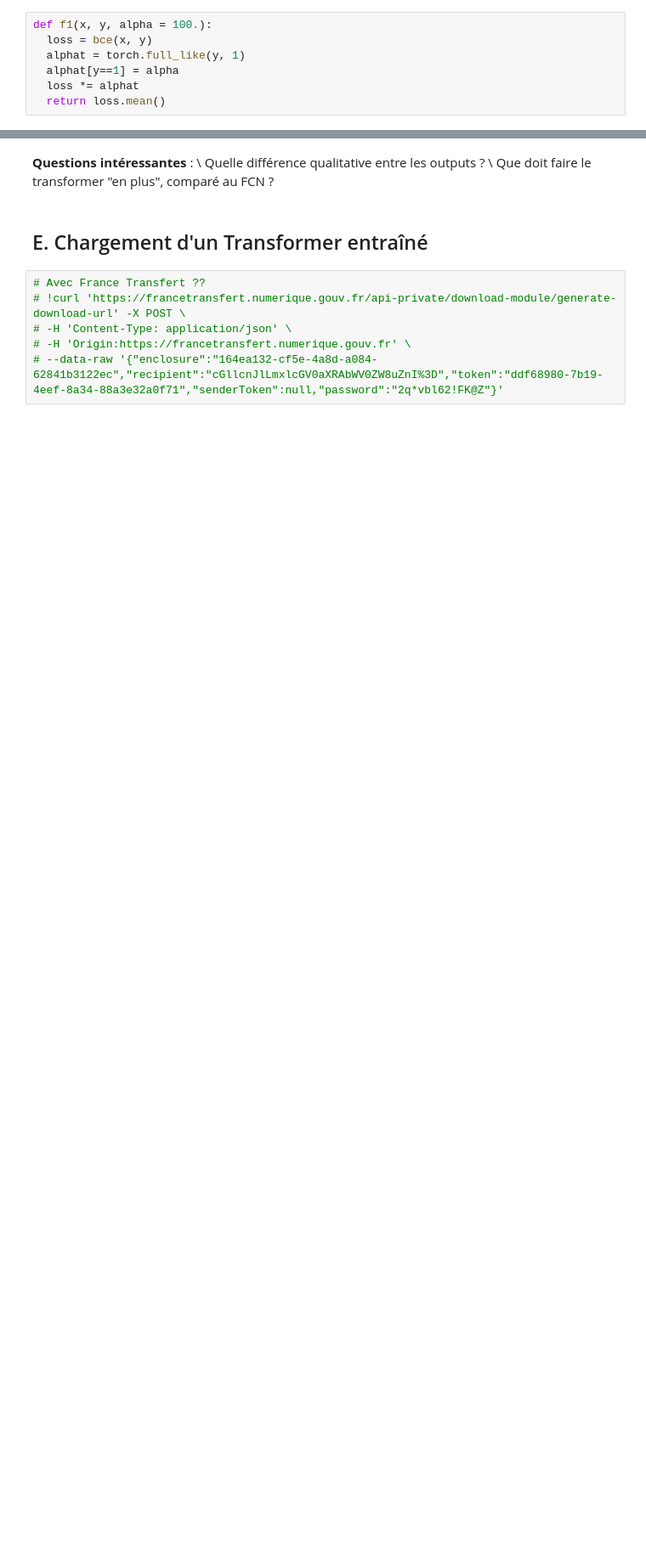
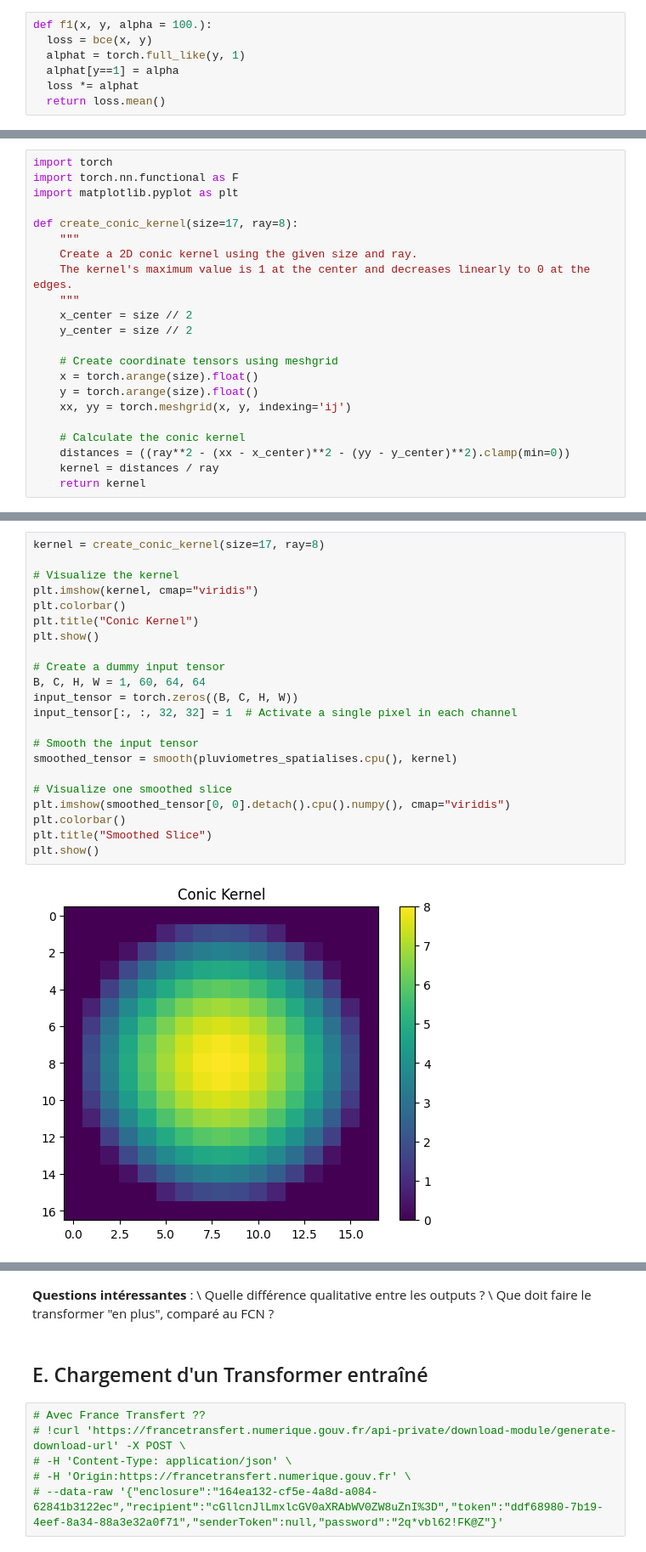
Before and after one commit to nanopiero/PREAC, a Jupyter notebook: notebooks/4_Multimodal_Transformer_test_pluvios.ipynb, the cells around one changed output, grey strips where cells are left out. Shown at 85% size. Cells and saved outputs as stored; diff of their text form; blank space fills up the shorter version.

```diff
--- a/notebooks/4_Multimodal_Transformer_test_pluvios.ipynb
+++ b/notebooks/4_Multimodal_Transformer_test_pluvios.ipynb
@@ -139,0 +504,22 @@ tensor(0.8638, device='cuda:0', grad_fn=<MeanBackward0>)
+# %%
+import torch
+import torch.nn.functional as F
+import matplotlib.pyplot as plt
+
+def create_conic_kernel(size=17, ray=8):
+    """
+    Create a 2D conic kernel using the given size and ray.
+    The kernel's maximum value is 1 at the center and decreases linearly to 0 at the edges.
+    """
+    x_center = size // 2
+    y_center = size // 2
+
+    # Create coordinate tensors using meshgrid
+    x = torch.arange(size).float()
+    y = torch.arange(size).float()
+    xx, yy = torch.meshgrid(x, y, indexing='ij')
+
+    # Calculate the conic kernel
+    distances = ((ray**2 - (xx - x_center)**2 - (yy - y_center)**2).clamp(min=0))
+    kernel = distances / ray
+    return kernel
@@ -139,0 +559,24 @@ tensor(0.8638, device='cuda:0', grad_fn=<MeanBackward0>)
+# %%
+kernel = create_conic_kernel(size=17, ray=8)
+
+# Visualize the kernel
+plt.imshow(kernel, cmap="viridis")
+plt.colorbar()
+plt.title("Conic Kernel")
+plt.show()
+
+# Create a dummy input tensor
+B, C, H, W = 1, 60, 64, 64
+input_tensor = torch.zeros((B, C, H, W))
+input_tensor[:, :, 32, 32] = 1  # Activate a single pixel in each channel
+
+# Smooth the input tensor
+smoothed_tensor = smooth(pluviometres_spatialises.cpu(), kernel)
+
+# Visualize one smoothed slice
+plt.imshow(smoothed_tensor[0, 0].detach().cpu().numpy(), cmap="viridis")
+plt.colorbar()
+plt.title("Smoothed Slice")
+plt.show()
+# %% [output]
+[figure, added]
```
Also changed, not shown: parts of 15 cells of this notebook.
